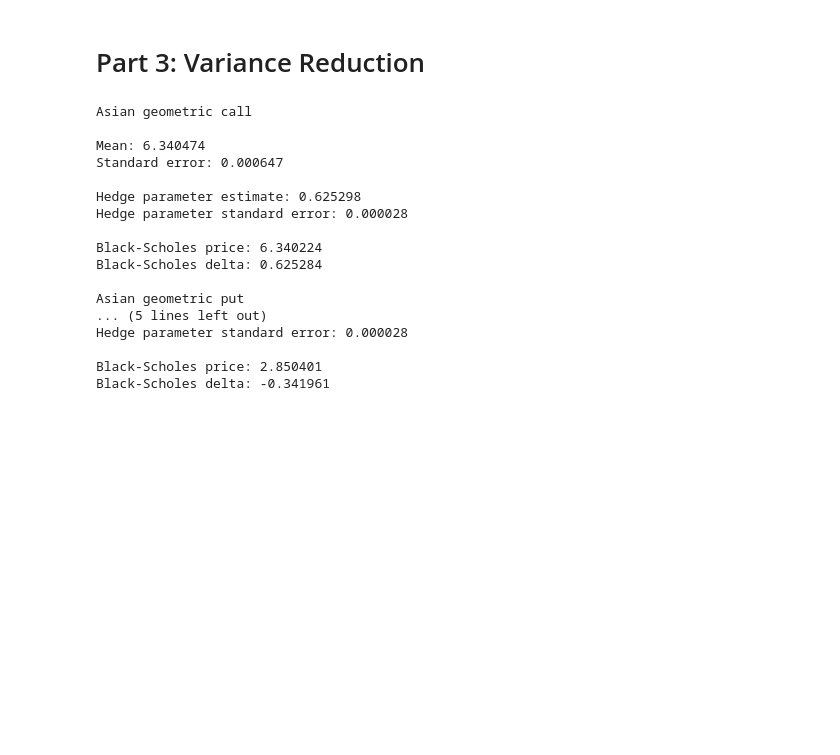
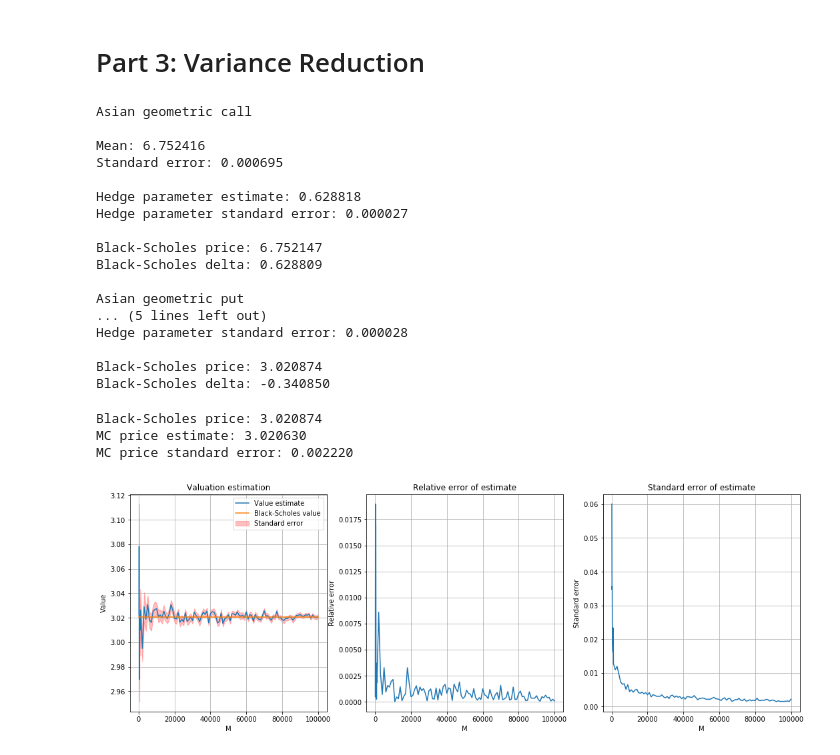
Before and after one commit to krishnakanthsasi/ComputationFin-nce-18, a Jupyter notebook: lab2/lab_assignment_2.ipynb, the cells around one changed output. Drawn from its saved outputs; the diff is of its cells as text; code cells hidden in the pictures; blank space fills up the shorter version.

Commit message:
Asian onvergence and control variate analysis added

```diff
--- a/lab2/lab_assignment_2.ipynb
+++ b/lab2/lab_assignment_2.ipynb
@@ -281,7 +281,7 @@ def black_scholes_geometric_asian(S0,K,r,sigma,T,N,call=False):
 # Calculate Asian option value using Batch Monte Carlo
 S0, K = 100, 99
 r, sigma = 0.06, 0.2
-T, N = 1, 1000
+T, N = 1, 12
 M, N_sim = 1000000, 30
 
 eps = 0.001
@@ -313,21 +313,75 @@ for call in [True,False]:
 # %% [output]
 Asian geometric call
 
-Mean: 6.340474
-Standard error: 0.000647
+Mean: 6.752416
+Standard error: 0.000695
 
-Hedge parameter estimate: 0.625298
-Hedge parameter standard error: 0.000028
+Hedge parameter estimate: 0.628818
+Hedge parameter standard error: 0.000027
 
-Black-Scholes price: 6.340224
-Black-Scholes delta: 0.625284
+Black-Scholes price: 6.752147
+Black-Scholes delta: 0.628809
 
 Asian geometric put
 ... (5 lines left out)
 Hedge parameter standard error: 0.000028
 
-Black-Scholes price: 2.850401
-Black-Scholes delta: -0.341961
+Black-Scholes price: 3.020874
+Black-Scholes delta: -0.340850
+# %%
+# Analysis convergence geometric Asian option price
+
+S0, K = 100, 99
+r, sigma = 0.06, 0.2
+T, N = 1, 12
+N_sim = 30
+
+analytic, _ = black_scholes_geometric_asian(S0,K,r,sigma,T,N,call=False)
+
+M_vals = list(range(100,1000,100)) + list(range(1000,100001,1000))
+stats = np.zeros((len(M_vals), 2))
+for i in range(len(M_vals)):
+    _,mean,std = MC_option_values(S0,K,r,sigma,T,N,M_vals[i],N_sim,
+                                  call=False,payoff=geometric_Asian)
+
+    stats[i,:] = mean, std
+# %%
+# Plot analysis results
+
+print("Black-Scholes price: %f" % analytic)
+print("MC price estimate: %f" % stats[-1,0])
+print("MC price standard error: %f" % stats[-1,1])
+
+plt.figure(figsize=(18,6))
+plt.subplot(1,3,1)
+plt.title("Valuation estimation")
+plt.xlabel("M")
+plt.ylabel("Value")
+plt.grid()
+plt.plot(M_vals,stats[:,0],label="Value estimate")
+plt.fill_between(M_vals,stats[:,0]+stats[:,1],stats[:,0]-stats[:,1],
+                 color='r',alpha=0.25,label="Standard error")
+
+plt.plot([0,M_vals[-1]],[analytic,analytic],label="Black-Scholes value")
+plt.legend()
+plt.subplot(1,3,2)
+plt.title("Relative error of estimate")
+plt.xlabel("M")
+plt.ylabel("Relative error")
+plt.grid()
+plt.plot(M_vals,abs((stats[:,0]-analytic) / analytic))
+plt.subplot(1,3,3)
+plt.title("Standard error of estimate")
+plt.xlabel("M")
+plt.ylabel("Standard error")
+plt.grid()
+plt.plot(M_vals,stats[:,1])
+plt.show()
+# %% [output]
+Black-Scholes price: 3.020874
+MC price estimate: 3.020630
+MC price standard error: 0.002220
+[figure, added]
 # %%
 # Control variate test
 S0, K = 100, 99
```
Also changed, not shown: parts of 5 cells of this notebook, 2 other files.
